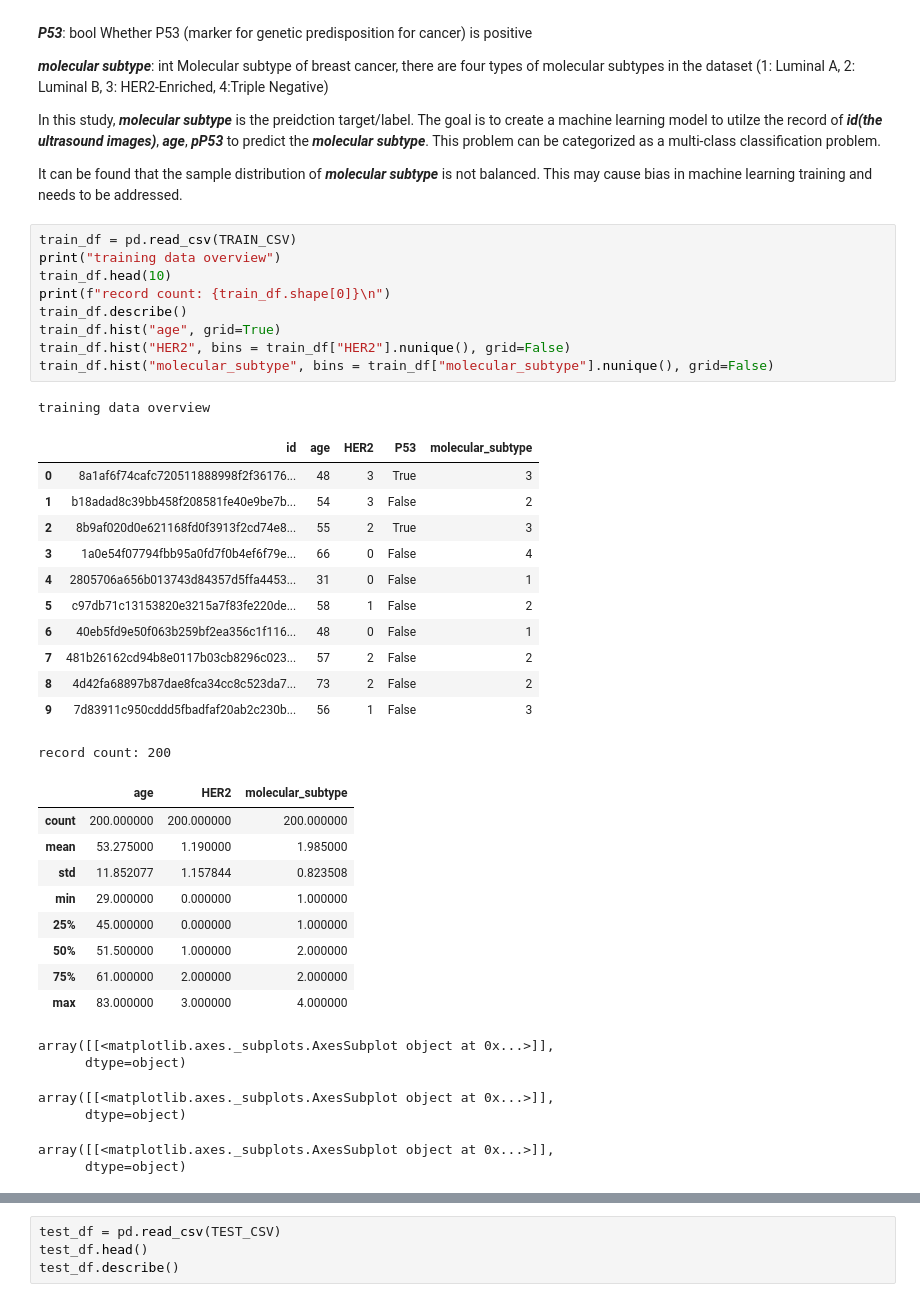
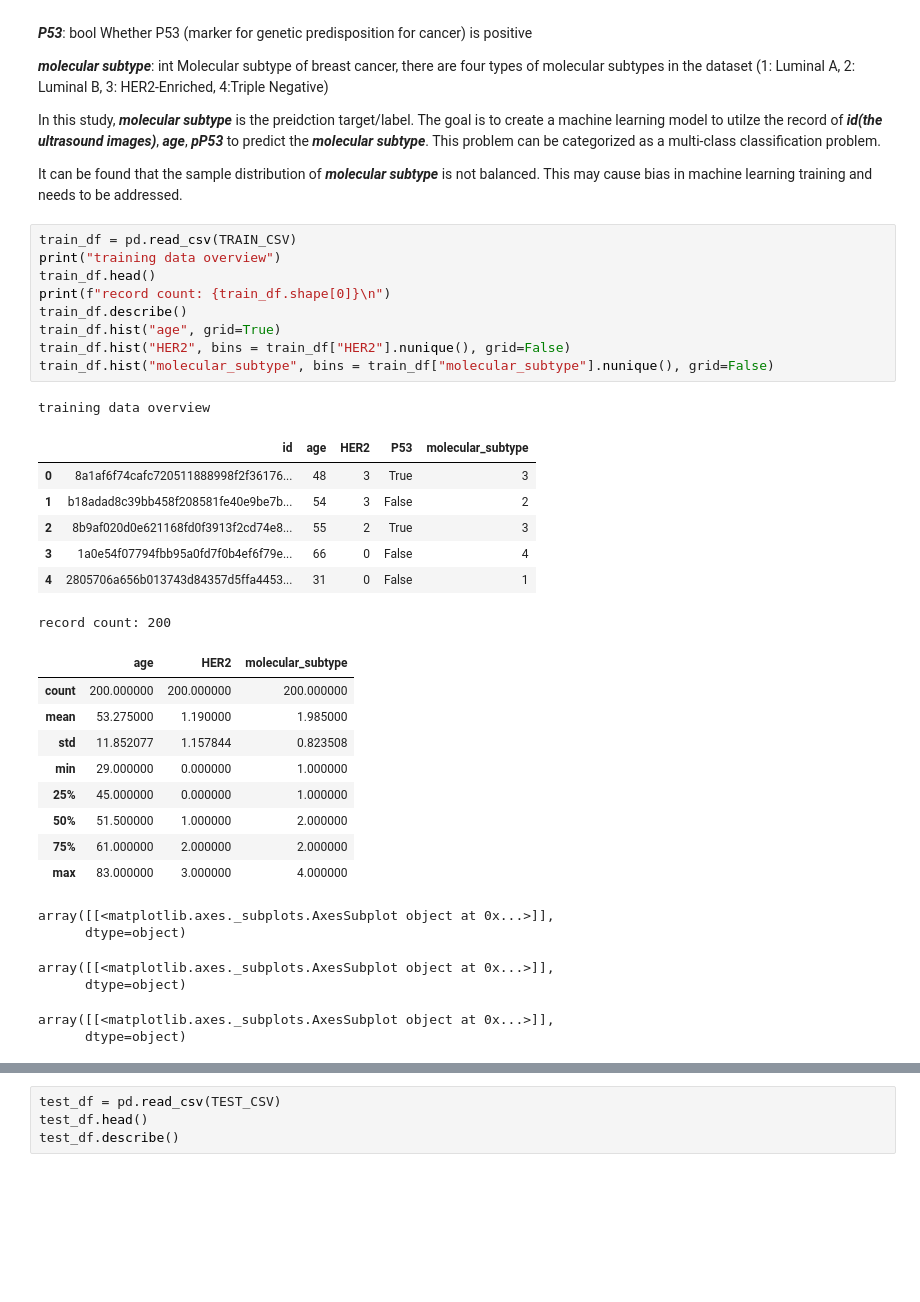
Before and after one commit to zwh42/CancerDetection, a Jupyter notebook: CancerDetection.ipynb, the cells around one changed output, grey strips where cells are left out. Saved outputs shown, nothing was run; the diff lists cells and outputs as text; blank space fills up the shorter version.

```diff
--- a/CancerDetection.ipynb
+++ b/CancerDetection.ipynb
@@ -113,25 +102,20 @@ It can be found that the sample distribution of ***molecular subtype*** is not b
 # %%
 train_df = pd.read_csv(TRAIN_CSV)
 print("training data overview")
-train_df.head(10)
+train_df.head()
 print(f"record count: {train_df.shape[0]}\n")
 train_df.describe()
 train_df.hist("age", grid=True)
 train_df.hist("HER2", bins = train_df["HER2"].nunique(), grid=False)
 train_df.hist("molecular_subtype", bins = train_df["molecular_subtype"].nunique(), grid=False)
 # %% [output]
 training data overview
 |  | id | age | HER2 | P53 | molecular_subtype |
 | 0 | 8a1af6f74cafc720511888998f2f36176... | 48 | 3 | True | 3 |
 | 1 | b18adad8c39bb458f208581fe40e9be7b... | 54 | 3 | False | 2 |
 | 2 | 8b9af020d0e621168fd0f3913f2cd74e8... | 55 | 2 | True | 3 |
 | 3 | 1a0e54f07794fbb95a0fd7f0b4ef6f79e... | 66 | 0 | False | 4 |
 | 4 | 2805706a656b013743d84357d5ffa4453... | 31 | 0 | False | 1 |
-| 5 | c97db71c13153820e3215a7f83fe220de... | 58 | 1 | False | 2 |
-| 6 | 40eb5fd9e50f063b259bf2ea356c1f116... | 48 | 0 | False | 1 |
-| 7 | 481b26162cd94b8e0117b03cb8296c023... | 57 | 2 | False | 2 |
-| 8 | 4d42fa68897b87dae8fca34cc8c523da7... | 73 | 2 | False | 2 |
-| 9 | 7d83911c950cddd5fbadfaf20ab2c230b... | 56 | 1 | False | 3 |
 record count: 200
 |  | age | HER2 | molecular_subtype |
 | count | 200.000000 | 200.000000 | 200.000000 |
```
Also changed, not shown: parts of 27 cells of this notebook.
